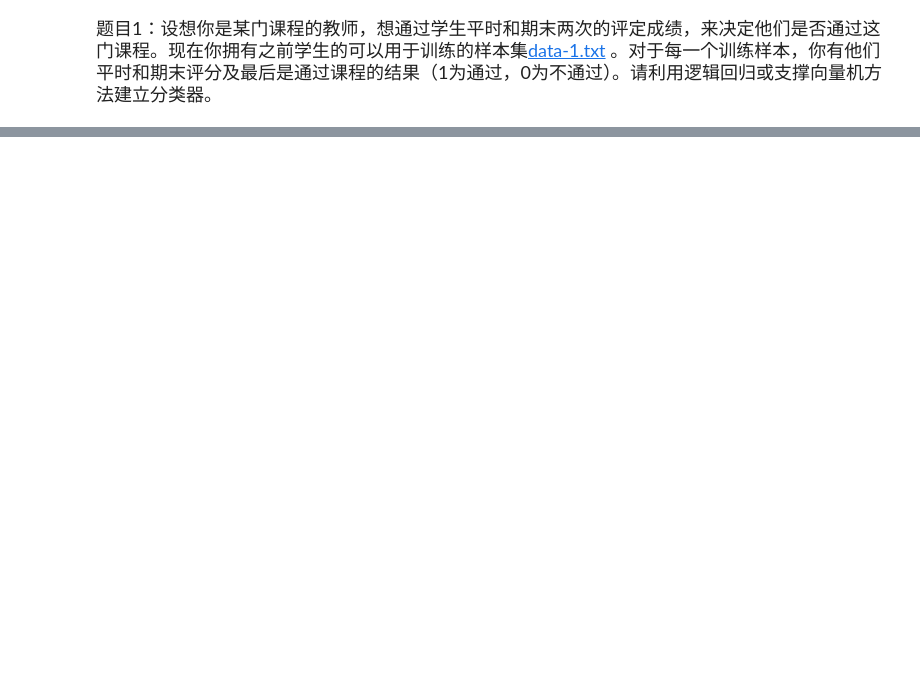
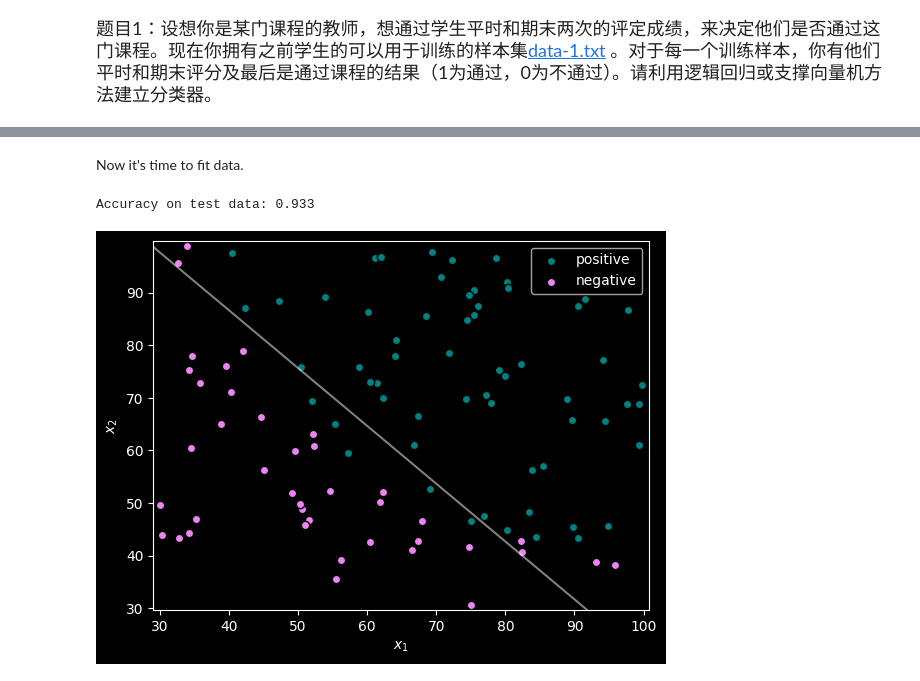
Before and after one commit to JHW5981/MISC, a Jupyter notebook: machine_learning/240309.ipynb, the cells around one changed output, grey strips where cells are left out. Saved outputs shown, nothing was run; the diff lists cells and outputs as text; code cells hidden in the pictures; blank space fills up the shorter version.

Commit message:
Logistics Regression Update

```diff
--- a/machine_learning/240309.ipynb
+++ b/machine_learning/240309.ipynb
@@ -80,0 +119,50 @@ plt.show()
+# %% [markdown]
+Now it's time to fit data.
+# %%
+from sklearn.linear_model import LogisticRegression
+from sklearn.inspection import DecisionBoundaryDisplay
+
+pos = df[df['y'] == 1]
+neg = df[df['y'] == 0]
+# to address the sample imbalance issue,
+# we fix 35 negatives and 35 positives to train our model,
+# reserve the rest of 30 for testing.
+neg_train = neg.sample(35, random_state=47)
+pos_train = pos.sample(35, random_state=47)
+X_train = pd.concat([neg_train, pos_train])
+# shuffle
+X_train.sample(frac=1).reset_index(drop=True)
+Y_train = X_train.pop('y')
+
+neg_test = neg.drop(neg_train.index)
+pos_test = pos.drop(pos_train.index)
+X_test = pd.concat([neg_test, pos_test])
+X_test.sample(frac=1).reset_index(drop=True)
+Y_test = X_test.pop('y')
+
+
+logreg_model = LogisticRegression(max_iter=1000, tol=1e-6)
+trained_model = logreg_model.fit(X_train, Y_train)
+print("Accuracy on test data: {:.3f}".format(trained_model.score(X_test, Y_test)))
+
+s1 = plt.scatter(pos["x1"], pos["x2"], c="teal", edgecolors="k")
+s2 = plt.scatter(neg["x1"], neg["x2"], c="violet", edgecolors="k")
+ax = plt.gca()
+disp = DecisionBoundaryDisplay.from_estimator(
+    trained_model,
+    X_train,
+    plot_method="contour",
+    colors="w",
+    levels=[0],
+    alpha=0.5,
+    linestyles=["-"],
+    ax=ax,
+)
+
+plt.legend((s1, s2), ("positive", "negative"), loc='best')
+plt.xlabel("$x_1$")
+plt.ylabel("$x_2$")
+plt.show()
+# %% [output]
+Accuracy on test data: 0.933
+[figure, added]
```
Also changed, not shown: parts of 13 cells of this notebook.
